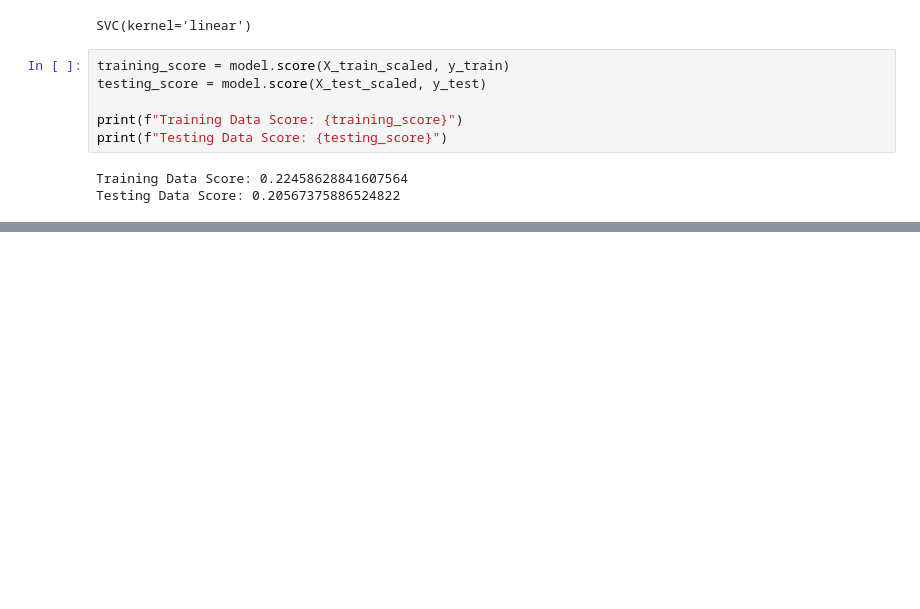
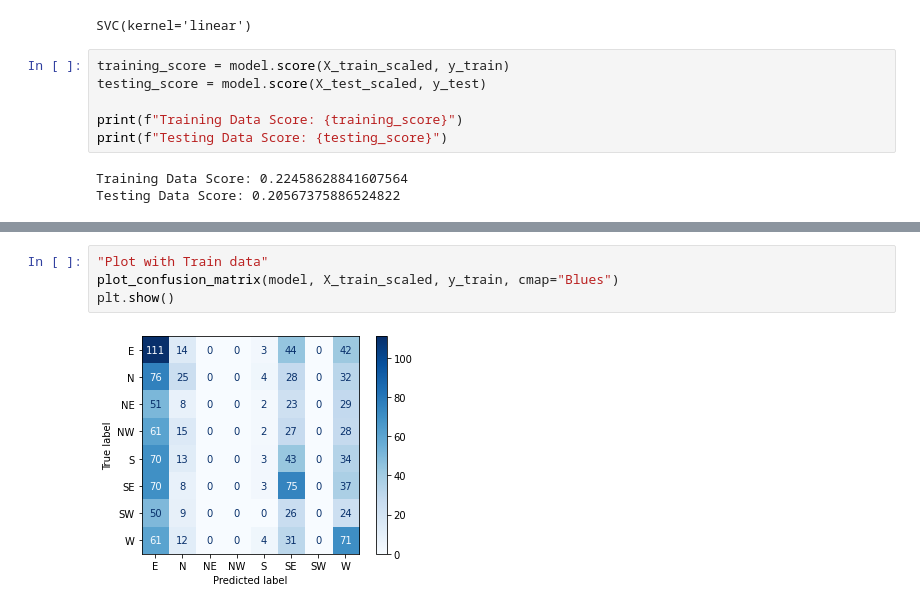
Before and after one commit to LiteshSamji/Cyclone-Australia, a Jupyter notebook: cyclone_model_svm.ipynb, the cells around one changed output, grey strips where cells are left out. Drawn from its saved outputs; the diff is of its cells as text; blank space fills up the shorter version.

```diff
--- a/cyclone_model_svm.ipynb
+++ b/cyclone_model_svm.ipynb
@@ -105,0 +113,6 @@ NameError: name 'preds' is not defined
+# %%
+"Plot with Train data"
+plot_confusion_matrix(model, X_train_scaled, y_train, cmap="Blues")
+plt.show()
+# %% [output]
+[figure, added]
```
Also changed, not shown: parts of 7 cells of this notebook.
